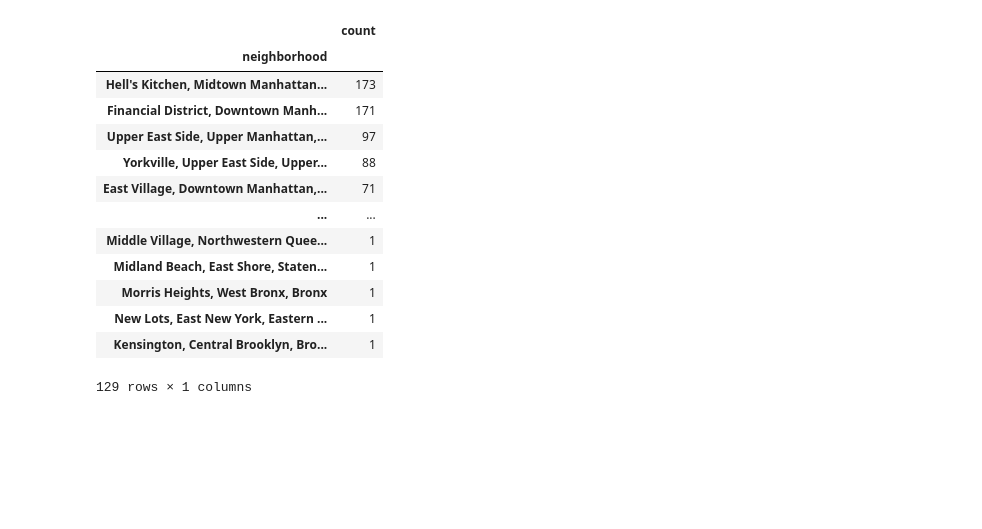
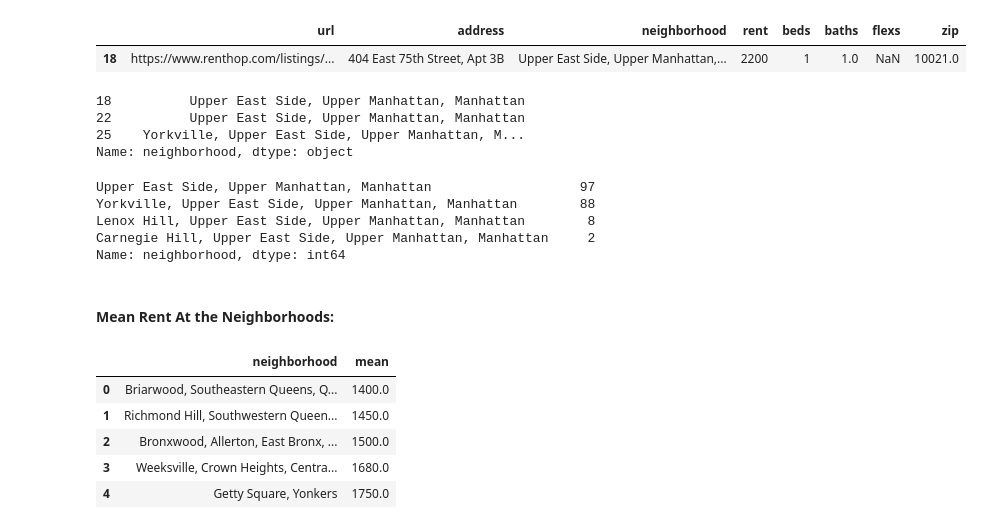
Before and after one commit to DoctorDatah/Apartments-Listings-NYC-Analysis-and-Modeling, a Jupyter notebook: 3-Exploratory-Data-Analysis.ipynb, the cells around one changed output. Drawn from its saved outputs; the diff is of its cells as text; code cells hidden in the pictures; blank space fills up the shorter version.

```diff
--- a/3-Exploratory-Data-Analysis.ipynb
+++ b/3-Exploratory-Data-Analysis.ipynb
@@ -57,17 +89,36 @@ plt.subplots_adjust(right=1, top = 1.2)
+# %%
+listings[listings['neighborhood'].str.contains('Upper East Side')]\
+.head(1)
+# %% [output]
+|  | url | address | neighborhood | rent | beds | baths | flexs | zip |
+| 18 | https://www.renthop.com/listings/... | 404 East 75th Street, Apt 3B | Upper East Side, Upper Manhattan,... | 2200 | 1 | 1.0 | NaN | 10021.0 |
+# %%
+listings[listings['neighborhood'].str.contains('Upper East Side')]['neighborhood']\
+.head(3)
+# %% [output]
+18          Upper East Side, Upper Manhattan, Manhattan
+22          Upper East Side, Upper Manhattan, Manhattan
+25    Yorkville, Upper East Side, Upper Manhattan, M...
+Name: neighborhood, dtype: object
+# %%
+listings[listings['neighborhood'].str.contains('Upper East Side')]['neighborhood'].value_counts()
+# %% [output]
+Upper East Side, Upper Manhattan, Manhattan                   97
+Yorkville, Upper East Side, Upper Manhattan, Manhattan        88
+Lenox Hill, Upper East Side, Upper Manhattan, Manhattan        8
+Carnegie Hill, Upper East Side, Upper Manhattan, Manhattan     2
+Name: neighborhood, dtype: int64
+# %% [markdown]
+#### Mean Rent At the Neighborhoods:
 # %%
-listings.groupby('neighborhood')['rent'].count().to_frame('count').sort_values(by='count', ascending=False)
+mean_rents_manhat_nhood = listings.groupby('neighborhood')['rent'].mean().to_frame('mean').sort_values(by='mean')
-# %% [output]
-|  | count |
-| neighborhood |  |
-| Hell's Kitchen, Midtown Manhattan... | 173 |
-| Financial District, Downtown Manh... | 171 |
-| Upper East Side, Upper Manhattan,... | 97 |
-| Yorkville, Upper East Side, Upper... | 88 |
-| East Village, Downtown Manhattan,... | 71 |
-| ... | ... |
-| Middle Village, Northwestern Quee... | 1 |
-| Midland Beach, East Shore, Staten... | 1 |
-| Morris Heights, West Bronx, Bronx | 1 |
-| New Lots, East New York, Eastern ... | 1 |
-| Kensington, Central Brooklyn, Bro... | 1 |
-129 rows × 1 columns
+# %%
+mean_rents_manhat_nhood= mean_rents_manhat_nhood.reset_index()
+mean_rents_manhat_nhood.head()
+# %% [output]
+|  | neighborhood | mean |
+| 0 | Briarwood, Southeastern Queens, Q... | 1400.0 |
+| 1 | Richmond Hill, Southwestern Queen... | 1450.0 |
+| 2 | Bronxwood, Allerton, East Bronx, ... | 1500.0 |
+| 3 | Weeksville, Crown Heights, Centra... | 1680.0 |
+| 4 | Getty Square, Yonkers | 1750.0 |
```
Also changed, not shown: parts of 13 cells of this notebook.
